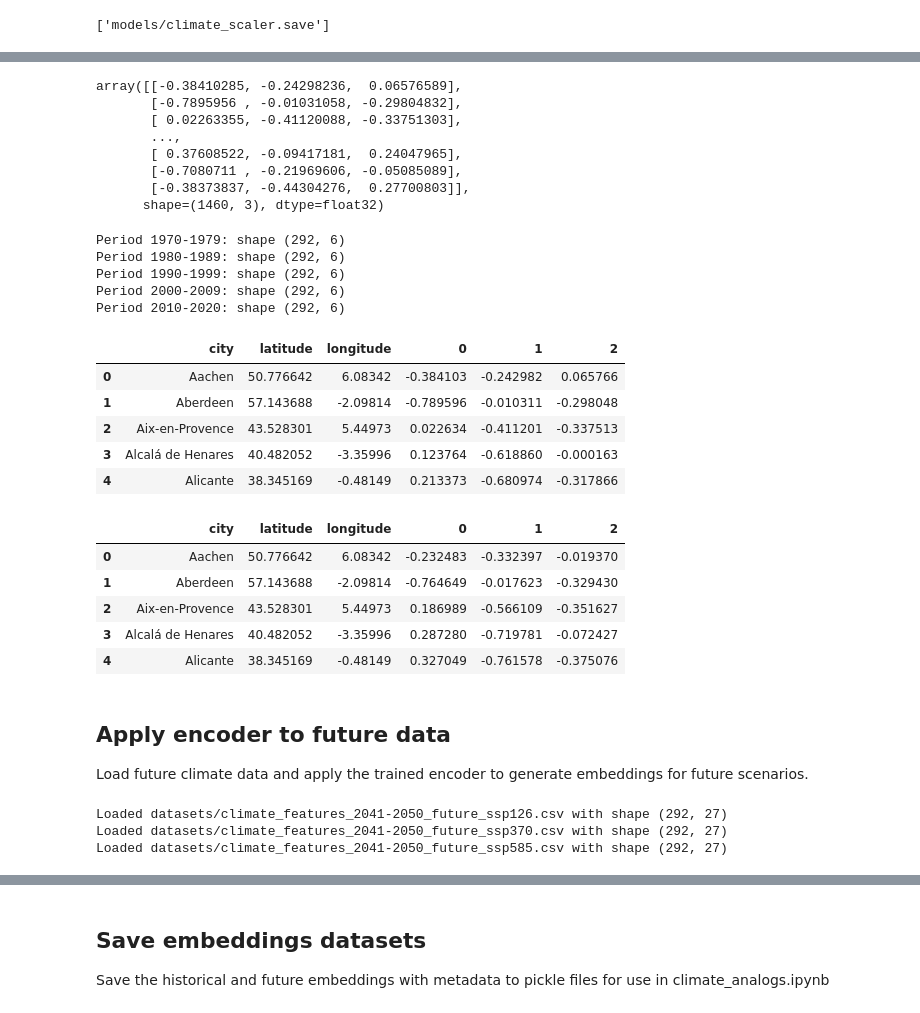
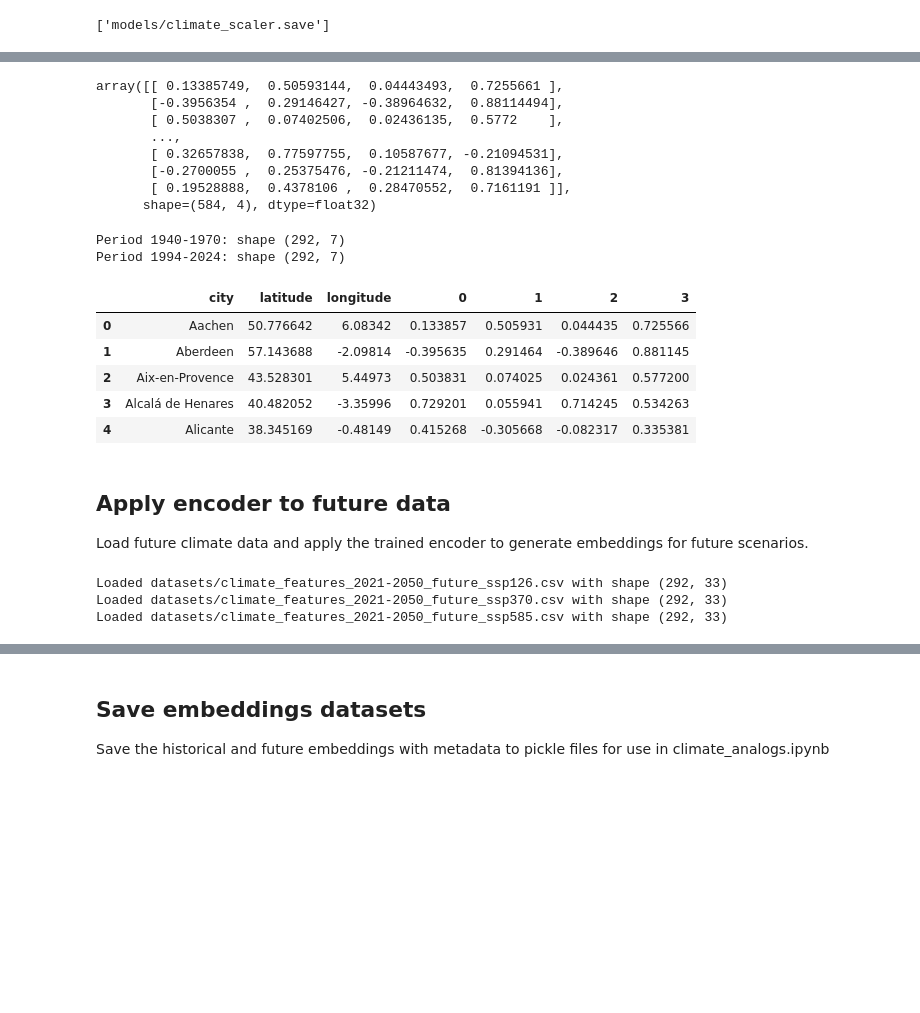
Before and after one commit to evarayHEIG/mlbd_projet, a Jupyter notebook: encoder.ipynb, the cells around one changed output, grey strips where cells are left out. Saved outputs shown, nothing was run; the diff lists cells and outputs as text; code cells hidden in the pictures; blank space fills up the shorter version.

```diff
--- a/encoder.ipynb
+++ b/encoder.ipynb
@@ -9,7 +9,7 @@ import matplotlib.pyplot as plt
 # %%
 # Load the datasets back from CSV files
 
-period_names = ['1970-1979', '1980-1989', '1990-1999', '2000-2009', '2010-2020']
+period_names = ['1940-1970', '1994-2024']
 loaded_datasets = {}
 
 for period_name in period_names:
@@ -100,5 +125,5 @@ def reduce_dims_autoencoder(data_train, all_data, d):
     reduced_data = encoder.predict(all_data_scaled)
     return reduced_data, encoder, scaler
 # %%
-reduded_fused_ds, encoder, scaler = reduce_dims_autoencoder(data_train, fused_ds, d=3)
+reduded_fused_ds, encoder, scaler = reduce_dims_autoencoder(data_train, fused_ds, d=4)
 # %% [output]
@@ -167,68 +192,58 @@ fused_ds
 # %%
 reduded_fused_ds
 # %% [output]
-array([[-0.38410285, -0.24298236,  0.06576589],
-       [-0.7895956 , -0.01031058, -0.29804832],
-       [ 0.02263355, -0.41120088, -0.33751303],
+array([[ 0.13385749,  0.50593144,  0.04443493,  0.7255661 ],
+       [-0.3956354 ,  0.29146427, -0.38964632,  0.88114494],
+       [ 0.5038307 ,  0.07402506,  0.02436135,  0.5772    ],
        ...,
-       [ 0.37608522, -0.09417181,  0.24047965],
-       [-0.7080711 , -0.21969606, -0.05085089],
-       [-0.38373837, -0.44304276,  0.27700803]],
-      shape=(1460, 3), dtype=float32)
+       [ 0.32657838,  0.77597755,  0.10587677, -0.21094531],
+       [-0.2700055 ,  0.25375476, -0.21211474,  0.81394136],
+       [ 0.19528888,  0.4378106 ,  0.28470552,  0.7161191 ]],
+      shape=(584, 4), dtype=float32)
 # %%
 def add_metadata_to_df(df, metadata):
     return pd.concat([metadata, df], axis=1)
 # %%
 # Récupérer les métadonnées
-metadata = get_metadata(loaded_datasets['1970-1979'])
+metadata = get_metadata(loaded_datasets['1940-1970'])
 n_cities = len(metadata)
 
 # Séparer les embeddings par période
 final_ds_autoencoder = {}
 
 for i, period_name in enumerate(period_names):
     # Extraire les embeddings pour cette période
     start_idx = i * n_cities
     end_idx = (i + 1) * n_cities
 
     period_embeddings = reduded_fused_ds[start_idx:end_idx]
 
     # Convertir en DataFrame
     period_df = pd.DataFrame(period_embeddings)
 
     # Ajouter les métadonnées
     final_ds_autoencoder[period_name] = add_metadata_to_df(period_df, metadata)
 
     print(f"Period {period_name}: shape {final_ds_autoencoder[period_name].shape}")
 
 # Vérifier
-display(final_ds_autoencoder['1970-1979'].head())
-display(final_ds_autoencoder['2010-2020'].head())
+display(final_ds_autoencoder['1940-1970'].head())
 # %% [output]
-Period 1970-1979: shape (292, 6)
-Period 1980-1989: shape (292, 6)
-Period 1990-1999: shape (292, 6)
-Period 2000-2009: shape (292, 6)
-Period 2010-2020: shape (292, 6)
+Period 1940-1970: shape (292, 7)
+Period 1994-2024: shape (292, 7)
-|  | city | latitude | longitude | 0 | 1 | 2 |
-| 0 | Aachen | 50.776642 | 6.08342 | -0.384103 | -0.242982 | 0.065766 |
-| 1 | Aberdeen | 57.143688 | -2.09814 | -0.789596 | -0.010311 | -0.298048 |
-| 2 | Aix-en-Provence | 43.528301 | 5.44973 | 0.022634 | -0.411201 | -0.337513 |
-| 3 | Alcalá de Henares | 40.482052 | -3.35996 | 0.123764 | -0.618860 | -0.000163 |
-| 4 | Alicante | 38.345169 | -0.48149 | 0.213373 | -0.680974 | -0.317866 |
+|  | city | latitude | longitude | 0 | 1 | 2 | 3 |
+| 0 | Aachen | 50.776642 | 6.08342 | 0.133857 | 0.505931 | 0.044435 | 0.725566 |
+| 1 | Aberdeen | 57.143688 | -2.09814 | -0.395635 | 0.291464 | -0.389646 | 0.881145 |
+| 2 | Aix-en-Provence | 43.528301 | 5.44973 | 0.503831 | 0.074025 | 0.024361 | 0.577200 |
+| 3 | Alcalá de Henares | 40.482052 | -3.35996 | 0.729201 | 0.055941 | 0.714245 | 0.534263 |
+| 4 | Alicante | 38.345169 | -0.48149 | 0.415268 | -0.305668 | -0.082317 | 0.335381 |
-|  | city | latitude | longitude | 0 | 1 | 2 |
-| 0 | Aachen | 50.776642 | 6.08342 | -0.232483 | -0.332397 | -0.019370 |
-| 1 | Aberdeen | 57.143688 | -2.09814 | -0.764649 | -0.017623 | -0.329430 |
-| 2 | Aix-en-Provence | 43.528301 | 5.44973 | 0.186989 | -0.566109 | -0.351627 |
-| 3 | Alcalá de Henares | 40.482052 | -3.35996 | 0.287280 | -0.719781 | -0.072427 |
-| 4 | Alicante | 38.345169 | -0.48149 | 0.327049 | -0.761578 | -0.375076 |
 # %% [markdown]
 ## Apply encoder to future data
 
 Load future climate data and apply the trained encoder to generate embeddings for future scenarios.
 # %%
 # Load future datasets for different scenarios and periods
-future_periods = ['2041-2050']
+future_periods = ['2021-2050']
 scenarios = ['ssp126', 'ssp370', 'ssp585']
 
 future_datasets = {}
@@ -240,9 +255,9 @@ for period in future_periods:
         future_datasets[key] = pd.read_csv(filename).sort_values(by='city').reset_index(drop=True)
         print(f"Loaded {filename} with shape {future_datasets[key].shape}")
 # %% [output]
-Loaded datasets/climate_features_2041-2050_future_ssp126.csv with shape (292, 27)
-Loaded datasets/climate_features_2041-2050_future_ssp370.csv with shape (292, 27)
-Loaded datasets/climate_features_2041-2050_future_ssp585.csv with shape (292, 27)
+Loaded datasets/climate_features_2021-2050_future_ssp126.csv with shape (292, 33)
+Loaded datasets/climate_features_2021-2050_future_ssp370.csv with shape (292, 33)
+Loaded datasets/climate_features_2021-2050_future_ssp585.csv with shape (292, 33)
 # %%
 # Extract climate features from future datasets
 future_climate_data = {}
```
Also changed, not shown: parts of 11 cells of this notebook, 38 other files.
